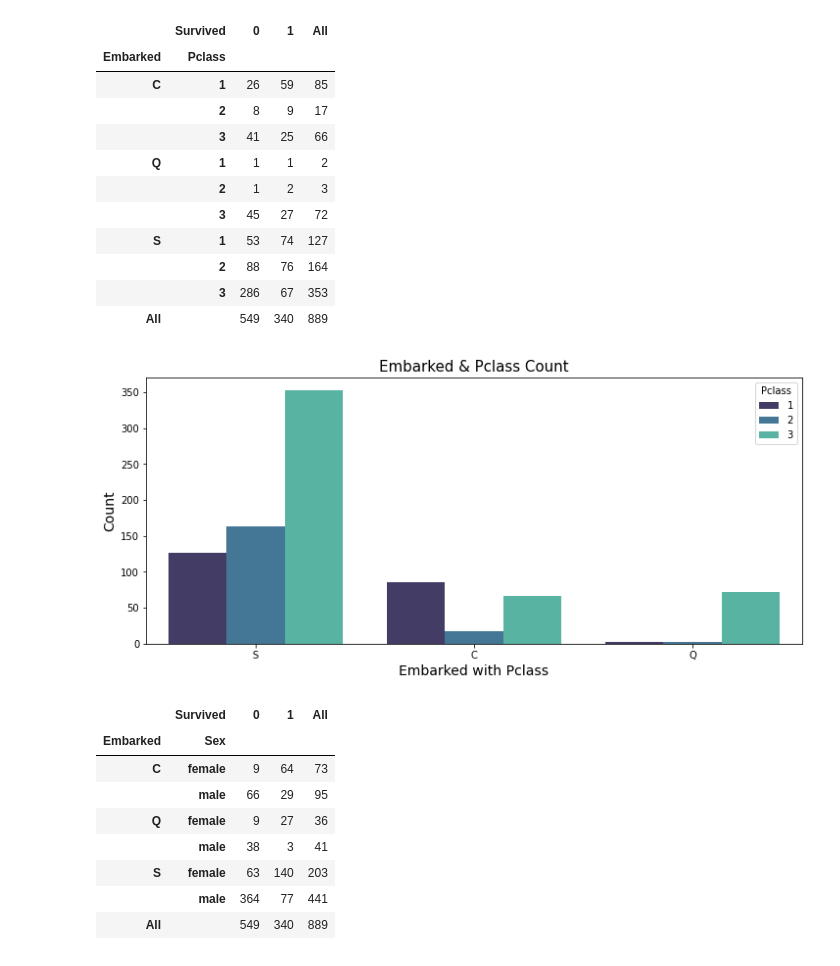
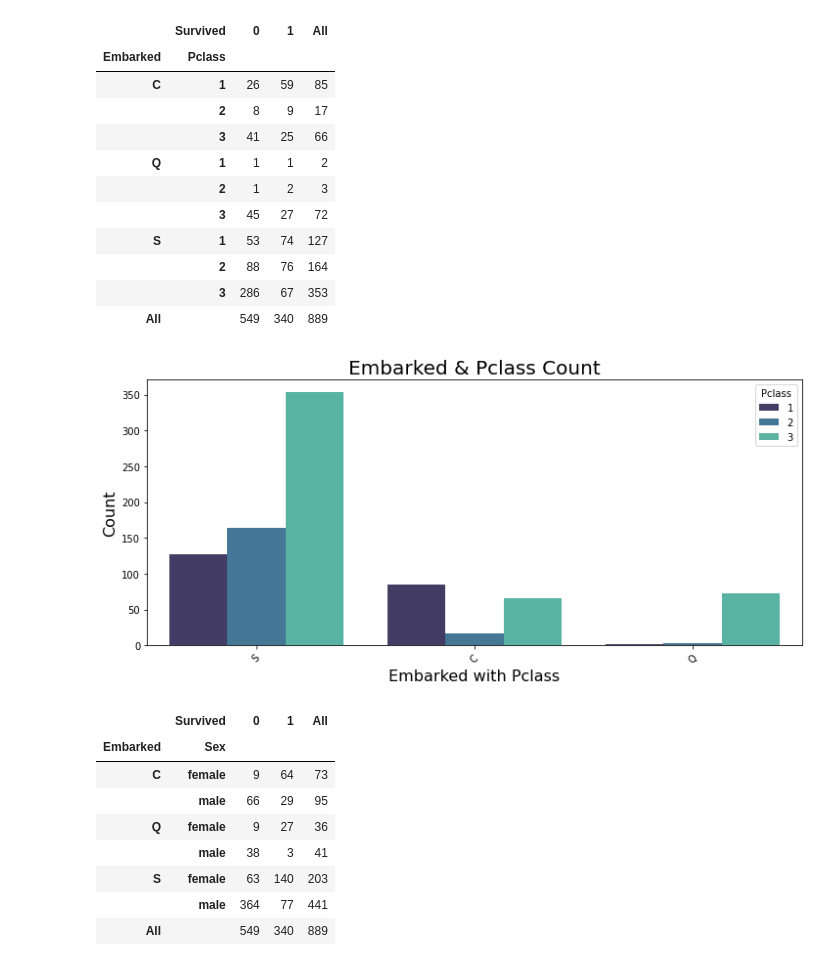
Before and after one commit to ElifKarakutukDinc/Titanic-EDA, a Jupyter notebook: EDA-function.ipynb, the cells around one changed output. Drawn from its saved outputs; the diff is of its cells as text; code cells hidden in the pictures.

```diff
--- a/EDA-function.ipynb
+++ b/EDA-function.ipynb
@@ -446,17 +449,10 @@ pd.crosstab([df_train.Embarked,df_train.Pclass],df_train.Survived,margins=True).
 |  | 2 | 88 | 76 | 164 |
 |  | 3 | 286 | 67 | 353 |
 | All |  | 549 | 340 | 889 |
-# %%
-plt.figure(figsize=(12,5))
-
-sns.countplot(x="Embarked", data=df_train, hue="Pclass",palette="mako")
-plt.title('Embarked & Pclass Count', fontsize=15)
-plt.xlabel('Embarked with Pclass',fontsize=14)
-plt.ylabel('Count', fontsize=14)
-
-plt.show()
-# %% [output]
-[figure, removed]
+# %%
+countplot_group(df_train,"Embarked","Embarked with Pclass","Count","Pclass","Embarked & Pclass Count")
+# %% [output]
+[figure, added]
 # %%
 pd.crosstab([df_train.Embarked,df_train.Sex],df_train.Survived,margins=True).style.background_gradient(cmap='mako')
 # %% [output]
```
Also changed, not shown: parts of 7 cells of this notebook.
